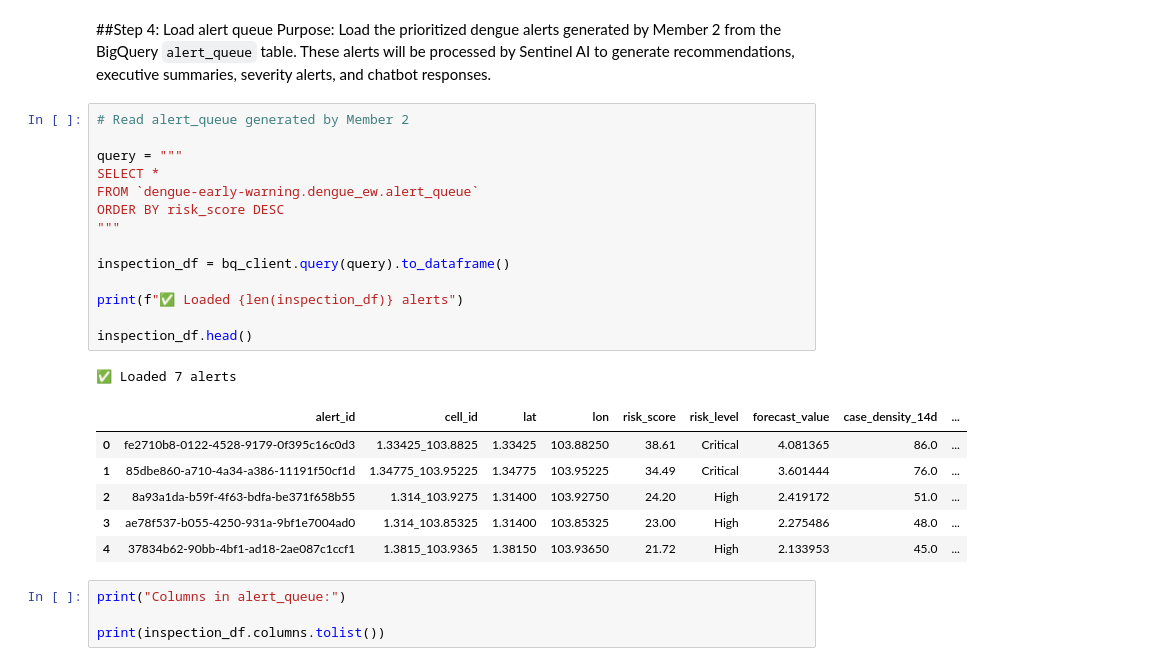
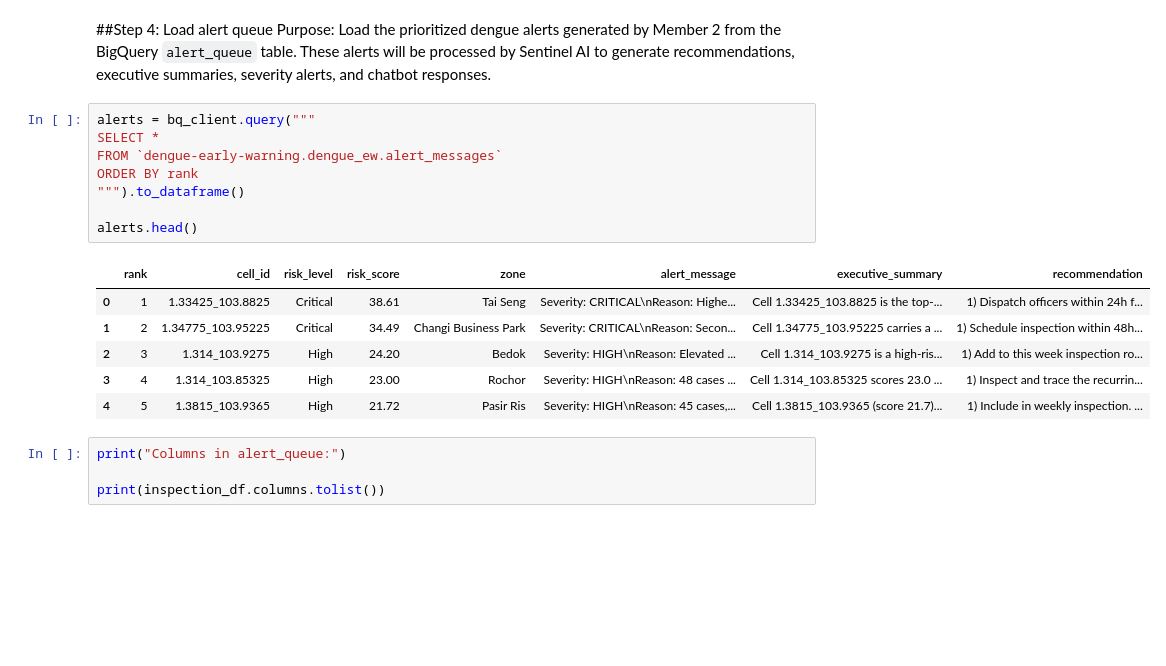
Before and after one commit to edmundzen/dengue-early-warning, a Jupyter notebook: member4_gemini.ipynb, the cells around one changed output. Saved outputs shown, nothing was run; the diff lists cells and outputs as text; blank space fills up the shorter version.

```diff
--- a/member4_gemini.ipynb
+++ b/member4_gemini.ipynb
@@ -77,27 +92,20 @@ Connected!
 Purpose:
 Load the prioritized dengue alerts generated by Member 2 from the BigQuery `alert_queue` table. These alerts will be processed by Sentinel AI to generate recommendations, executive summaries, severity alerts, and chatbot responses.
 # %%
-# Read alert_queue generated by Member 2
+alerts = bq_client.query("""
+SELECT *
+FROM `dengue-early-warning.dengue_ew.alert_messages`
+ORDER BY rank
+""").to_dataframe()
 
-query = """
-SELECT *
-FROM `dengue-early-warning.dengue_ew.alert_queue`
-ORDER BY risk_score DESC
-"""
-
-inspection_df = bq_client.query(query).to_dataframe()
-
-print(f"✅ Loaded {len(inspection_df)} alerts")
-
-inspection_df.head()
+alerts.head()
 # %% [output]
-✅ Loaded 7 alerts
-|  | alert_id | cell_id | lat | lon | risk_score | risk_level | forecast_value | case_density_14d | ... |
-| 0 | fe2710b8-0122-4528-9179-0f395c16c0d3 | 1.33425_103.8825 | 1.33425 | 103.88250 | 38.61 | Critical | 4.081365 | 86.0 | ... |
-| 1 | 85dbe860-a710-4a34-a386-11191f50cf1d | 1.34775_103.95225 | 1.34775 | 103.95225 | 34.49 | Critical | 3.601444 | 76.0 | ... |
-| 2 | 8a93a1da-b59f-4f63-bdfa-be371f658b55 | 1.314_103.9275 | 1.31400 | 103.92750 | 24.20 | High | 2.419172 | 51.0 | ... |
-| 3 | ae78f537-b055-4250-931a-9bf1e7004ad0 | 1.314_103.85325 | 1.31400 | 103.85325 | 23.00 | High | 2.275486 | 48.0 | ... |
-| 4 | 37834b62-90bb-4bf1-ad18-2ae087c1ccf1 | 1.3815_103.9365 | 1.38150 | 103.93650 | 21.72 | High | 2.133953 | 45.0 | ... |
+|  | rank | cell_id | risk_level | risk_score | zone | alert_message | executive_summary | recommendation |
+| 0 | 1 | 1.33425_103.8825 | Critical | 38.61 | Tai Seng | Severity: CRITICAL\nReason: Highe... | Cell 1.33425_103.8825 is the top-... | 1) Dispatch officers within 24h f... |
+| 1 | 2 | 1.34775_103.95225 | Critical | 34.49 | Changi Business Park | Severity: CRITICAL\nReason: Secon... | Cell 1.34775_103.95225 carries a ... | 1) Schedule inspection within 48h... |
+| 2 | 3 | 1.314_103.9275 | High | 24.20 | Bedok | Severity: HIGH\nReason: Elevated ... | Cell 1.314_103.9275 is a high-ris... | 1) Add to this week inspection ro... |
+| 3 | 4 | 1.314_103.85325 | High | 23.00 | Rochor | Severity: HIGH\nReason: 48 cases ... | Cell 1.314_103.85325 scores 23.0 ... | 1) Inspect and trace the recurrin... |
+| 4 | 5 | 1.3815_103.9365 | High | 21.72 | Pasir Ris | Severity: HIGH\nReason: 45 cases,... | Cell 1.3815_103.9365 (score 21.7)... | 1) Include in weekly inspection. ... |
 # %%
 print("Columns in alert_queue:")
 
```
Also changed, not shown: parts of 10 cells of this notebook.
